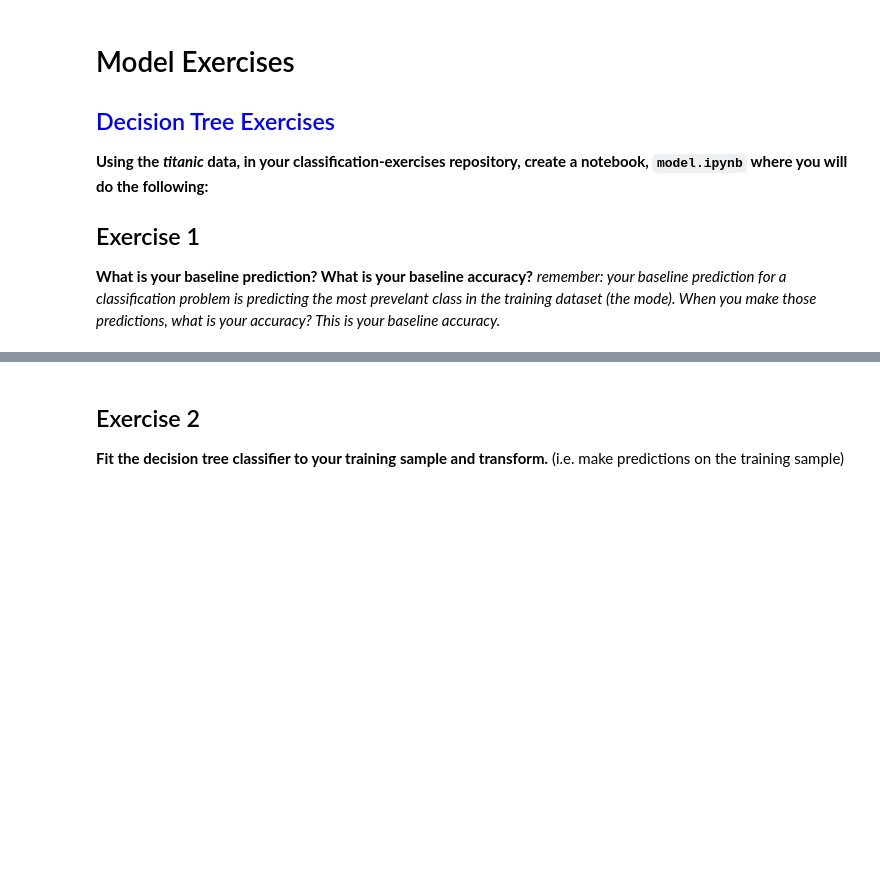
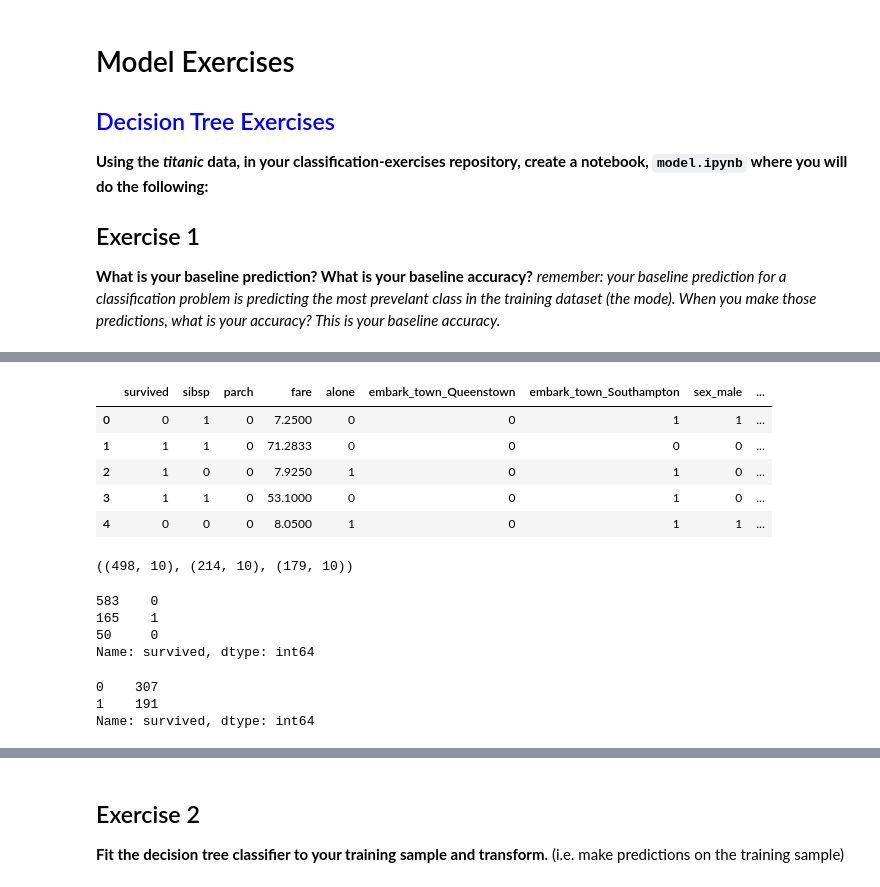
Before and after one commit to barbmarques/classification-exercises, a Jupyter notebook: model.ipynb, the cells around one changed output, grey strips where cells are left out. Drawn from its saved outputs; the diff is of its cells as text; code cells hidden in the pictures; blank space fills up the shorter version.

```diff
--- a/model.ipynb
+++ b/model.ipynb
@@ -10,0 +108,17 @@
+# %%
+titanic = titanic.drop(columns=['passenger_id','pclass','embarked','embarked_encode', 'age'])
+# %%
+# encode variables
+dummies = pd.get_dummies(titanic[['embark_town', 'sex', 'class']], drop_first=True)
+titanic = pd.concat([titanic, dummies], axis = 1)
+# %%
+# drop the old columns
+titanic = titanic.drop(columns=['embark_town', 'sex', 'class'])
+titanic.head()
+# %% [output]
+|  | survived | sibsp | parch | fare | alone | embark_town_Queenstown | embark_town_Southampton | sex_male | ... |
+| 0 | 0 | 1 | 0 | 7.2500 | 0 | 0 | 1 | 1 | ... |
+| 1 | 1 | 1 | 0 | 71.2833 | 0 | 0 | 0 | 0 | ... |
+| 2 | 1 | 0 | 0 | 7.9250 | 1 | 0 | 1 | 0 | ... |
+| 3 | 1 | 1 | 0 | 53.1000 | 0 | 0 | 1 | 0 | ... |
+| 4 | 0 | 0 | 0 | 8.0500 | 1 | 0 | 1 | 1 | ... |
@@ -10,0 +128,4 @@
+# %%
+train.shape, validate.shape, test.shape
+# %% [output]
+((498, 10), (214, 10), (179, 10))
@@ -10,0 +137,13 @@
+# %%
+y_train.head(3)
+# %% [output]
+583    0
+165    1
+50     0
+Name: survived, dtype: int64
+# %%
+train.survived.value_counts()
+# %% [output]
+0    307
+1    191
+Name: survived, dtype: int64
```
Also changed, not shown: parts of 27 cells of this notebook.
